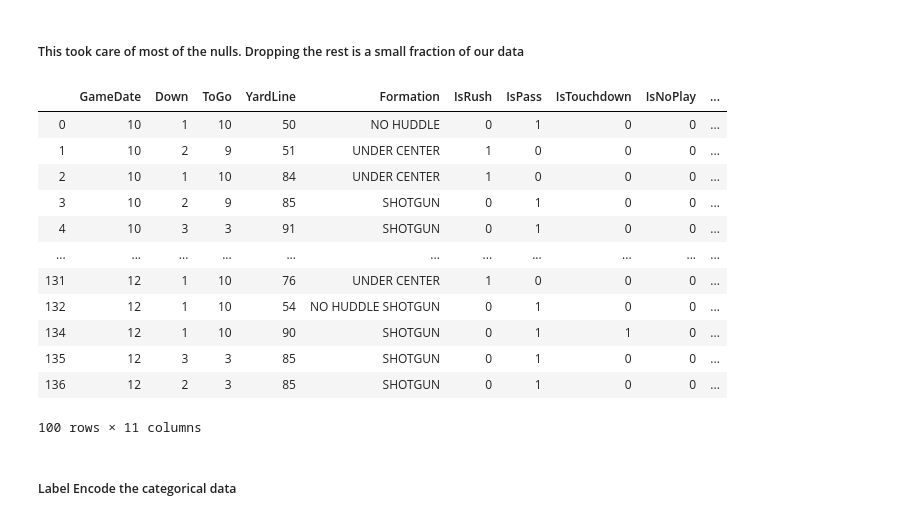
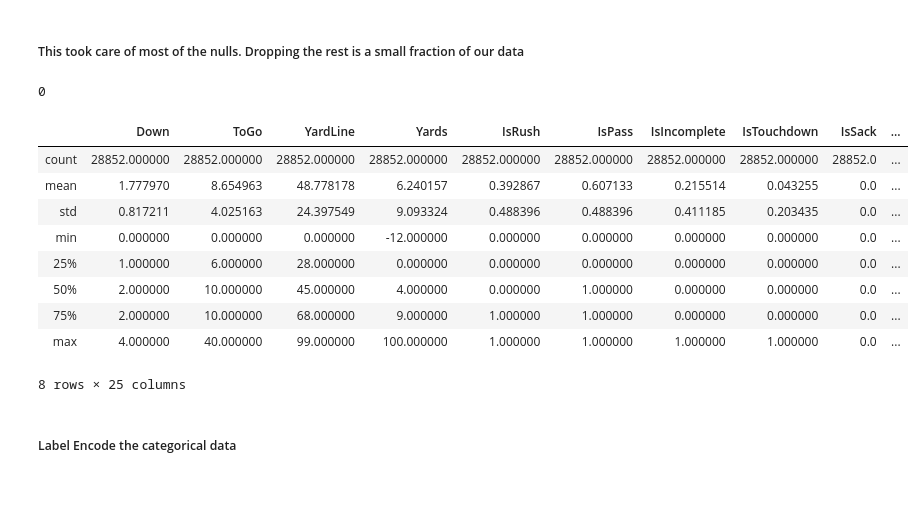
Before and after one commit to BryceHolladay/dataanalproj, a Jupyter notebook: Data Analytics Project.ipynb, the cells around one changed output. Cells and saved outputs as stored; diff of their text form; code cells hidden in the pictures; blank space fills up the shorter version.

```diff
--- a/Data Analytics Project.ipynb
+++ b/Data Analytics Project.ipynb
@@ -163,22 +163,23 @@ indexNames = df_19[df_19['PlayType2'] == ''].index
 
 # Delete these row indexes from dataFrame
 df_19.drop(indexNames , inplace=True)
-# %%
-df_19.head(100)
-# %% [output]
-|  | GameDate | Down | ToGo | YardLine | Formation | IsRush | IsPass | IsTouchdown | IsNoPlay | ... |
-| 0 | 10 | 1 | 10 | 50 | NO HUDDLE | 0 | 1 | 0 | 0 | ... |
-| 1 | 10 | 2 | 9 | 51 | UNDER CENTER | 1 | 0 | 0 | 0 | ... |
-| 2 | 10 | 1 | 10 | 84 | UNDER CENTER | 1 | 0 | 0 | 0 | ... |
-| 3 | 10 | 2 | 9 | 85 | SHOTGUN | 0 | 1 | 0 | 0 | ... |
-| 4 | 10 | 3 | 3 | 91 | SHOTGUN | 0 | 1 | 0 | 0 | ... |
-| ... | ... | ... | ... | ... | ... | ... | ... | ... | ... | ... |
-| 131 | 12 | 1 | 10 | 76 | UNDER CENTER | 1 | 0 | 0 | 0 | ... |
-| 132 | 12 | 1 | 10 | 54 | NO HUDDLE SHOTGUN | 0 | 1 | 0 | 0 | ... |
-| 134 | 12 | 1 | 10 | 90 | SHOTGUN | 0 | 1 | 1 | 0 | ... |
-| 135 | 12 | 3 | 3 | 85 | SHOTGUN | 0 | 1 | 0 | 0 | ... |
-| 136 | 12 | 2 | 3 | 85 | SHOTGUN | 0 | 1 | 0 | 0 | ... |
-100 rows × 11 columns
+# %%
+c = (df_19['PlayType2'] == '').sum()
+print(c)
+df_19.head(50)
+df_19.describe()
+# %% [output]
+0
+|  | Down | ToGo | YardLine | Yards | IsRush | IsPass | IsIncomplete | IsTouchdown | IsSack | ... |
+| count | 28852.000000 | 28852.000000 | 28852.000000 | 28852.000000 | 28852.000000 | 28852.000000 | 28852.000000 | 28852.000000 | 28852.0 | ... |
+| mean | 1.777970 | 8.654963 | 48.778178 | 6.240157 | 0.392867 | 0.607133 | 0.215514 | 0.043255 | 0.0 | ... |
+| std | 0.817211 | 4.025163 | 24.397549 | 9.093324 | 0.488396 | 0.488396 | 0.411185 | 0.203435 | 0.0 | ... |
+| min | 0.000000 | 0.000000 | 0.000000 | -12.000000 | 0.000000 | 0.000000 | 0.000000 | 0.000000 | 0.0 | ... |
+| 25% | 1.000000 | 6.000000 | 28.000000 | 0.000000 | 0.000000 | 0.000000 | 0.000000 | 0.000000 | 0.0 | ... |
+| 50% | 2.000000 | 10.000000 | 45.000000 | 4.000000 | 0.000000 | 1.000000 | 0.000000 | 0.000000 | 0.0 | ... |
+| 75% | 2.000000 | 10.000000 | 68.000000 | 9.000000 | 1.000000 | 1.000000 | 0.000000 | 0.000000 | 0.0 | ... |
+| max | 4.000000 | 40.000000 | 99.000000 | 100.000000 | 1.000000 | 1.000000 | 1.000000 | 1.000000 | 0.0 | ... |
+8 rows × 25 columns
 # %% [markdown]
 ##### Label Encode the categorical data
 # %%
```
Also changed, not shown: parts of 13 cells of this notebook.
